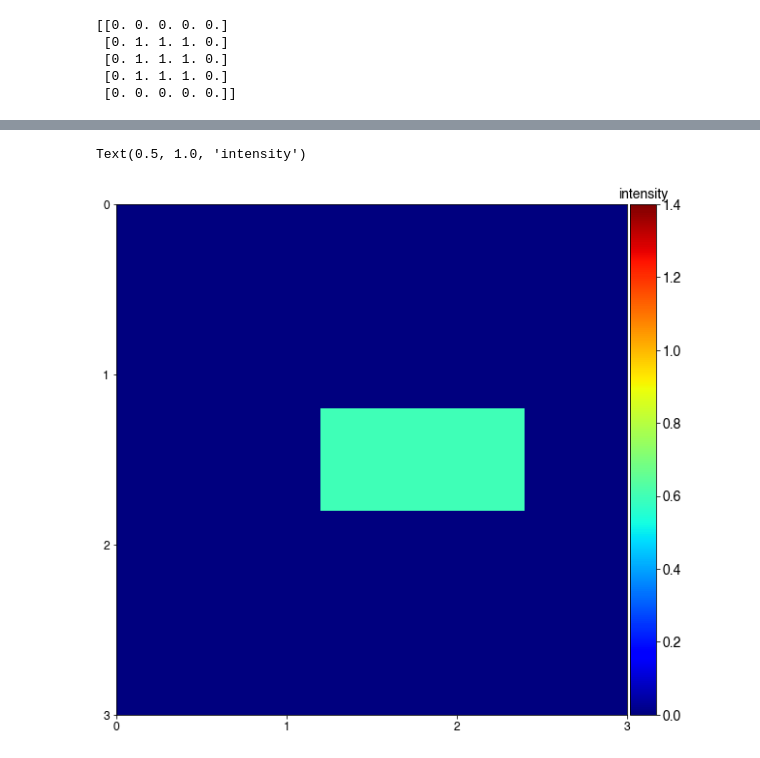
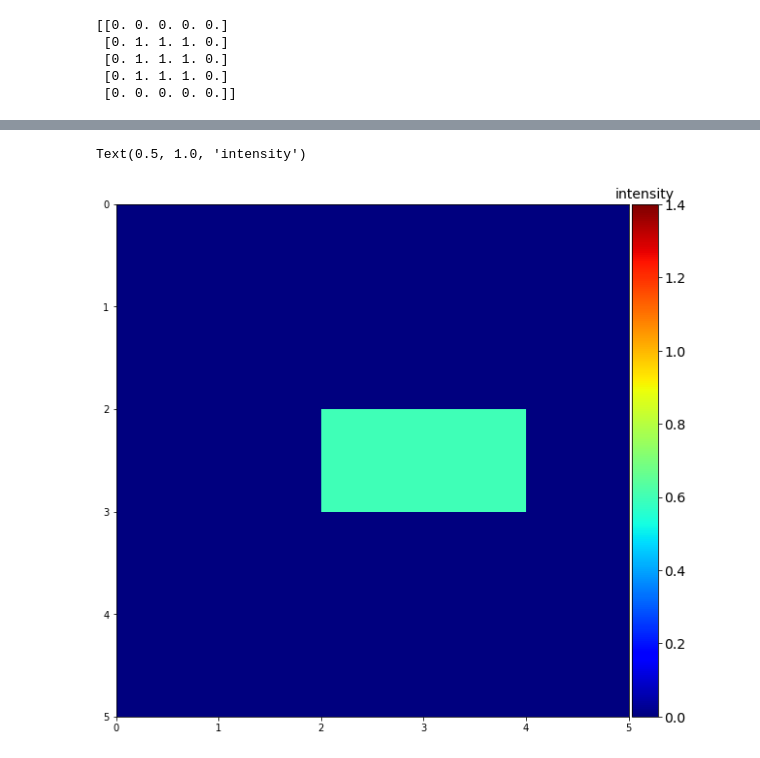
Before and after one commit to hpphappy/FL_tomography, a Jupyter notebook: 2D_FL_microscopy_pytorch/2D_FL_microscopy_dsp.ipynb, the cells around one changed output, grey strips where cells are left out. Cells and saved outputs as stored; diff of their text form; code cells hidden in the pictures.

```diff
--- a/2D_FL_microscopy_pytorch/2D_FL_microscopy_dsp.ipynb
+++ b/2D_FL_microscopy_pytorch/2D_FL_microscopy_dsp.ipynb
@@ -211,21 +213,21 @@ dxchange.write_tiff(Fe_map_2, os.path.join(save_path1, "Fe_map"), dtype='float32
 # %%
 ## Plot model
 fig5 = plt.figure(figsize=(10,10))
 gs5 = gridspec.GridSpec(nrows=1, ncols=1, width_ratios=[1])
 fig5_ax1 = fig5.add_subplot(gs5[0,0])
-fig5_ax1.set_xticks(np.arange(0, image_size + padding_width, 1))
-fig5_ax1.set_yticks(np.arange(0, image_size + padding_width, 1))
+fig5_ax1.set_xticks(np.arange(0, 6, 1))
+fig5_ax1.set_yticks(np.arange(0, 6, 1))
 # fig4_ax1.grid(color='w', linewidth=2)
-pos = fig5_ax1.imshow(Sn_map, cmap='jet', vmin=0, vmax=1.4, extent=[0, 3, 3, 0], origin='upper')
+pos = fig5_ax1.imshow(Sn_map, cmap='jet', vmin=0, vmax=1.4, extent=[0, 5, 5, 0], origin='upper')
 divider = make_axes_locatable(fig5_ax1)
 cax = divider.append_axes("right", size="5%", pad=0.05)
 ticks = np.array([0, 0.2, 0.4, 0.6, 0.8, 1.0, 1.2, 1.4])
 cbar = fig5.colorbar(pos, cax=cax, ticks=ticks)
 cbar.ax.tick_params(labelsize=14)
 cbar.ax.set_title('intensity', size='14')
 # %% [output]
 Text(0.5, 1.0, 'intensity')
-[figure, old version]
+[figure, new version]
 # %%
 ## Plot all 5 models
 fig6 = plt.figure(figsize=(15,3))
```
Also changed, not shown: parts of 7 cells of this notebook, 20 other files.
